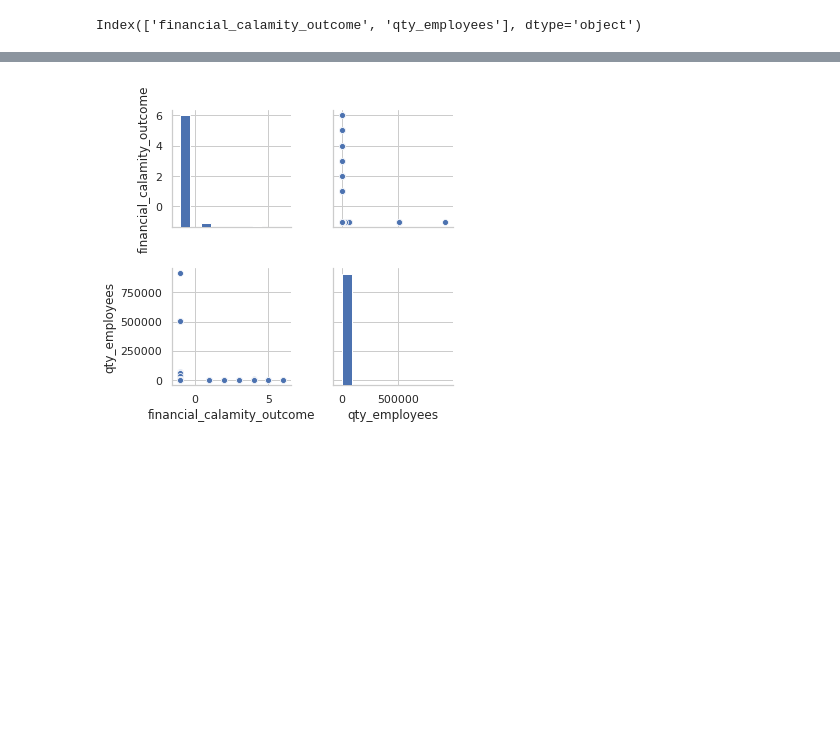
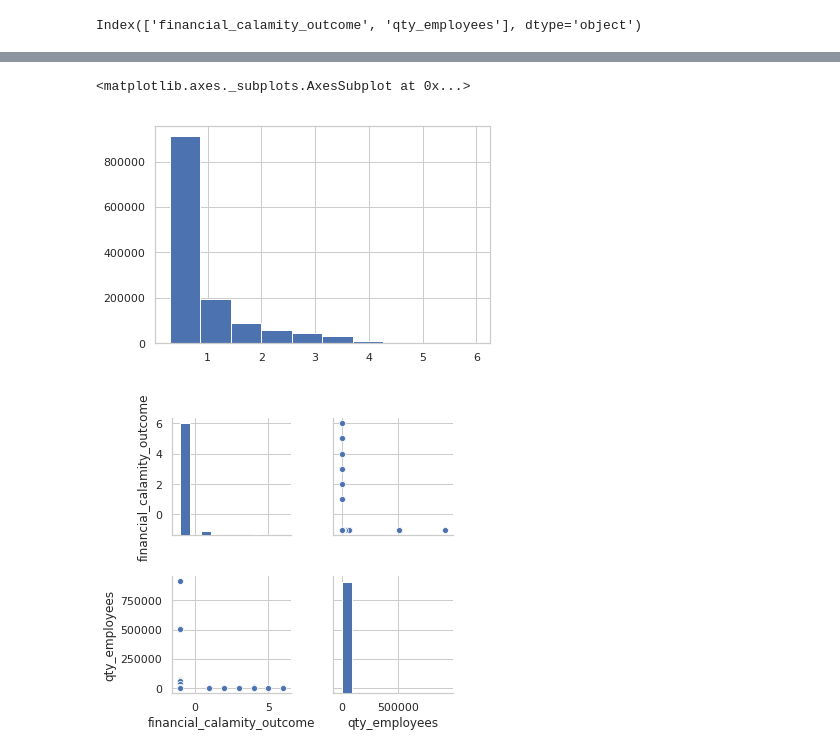
Before and after one commit to mark-me/relocation_indicator, a Jupyter notebook: Notebooks/Data_Merging/graydon_inspect_one_year.ipynb, the cells around one changed output, grey strips where cells are left out. Drawn from its saved outputs; the diff is of its cells as text; code cells hidden in the pictures; blank space fills up the shorter version.

```diff
--- a/Notebooks/Data_Merging/graydon_inspect_one_year.ipynb
+++ b/Notebooks/Data_Merging/graydon_inspect_one_year.ipynb
@@ -630,3 +677,8 @@ financial_calamity_outcome
+# %%
+np.log10(subset_train['qty_employees']).hist()
+# %% [output]
+<matplotlib.axes._subplots.AxesSubplot at 0x...>
+[figure, added]
 # %%
 g = sns.pairplot(subset_train, vars=plot_cols)
 # %% [output]
```
Also changed, not shown: parts of 43 cells of this notebook, 1 other file.
